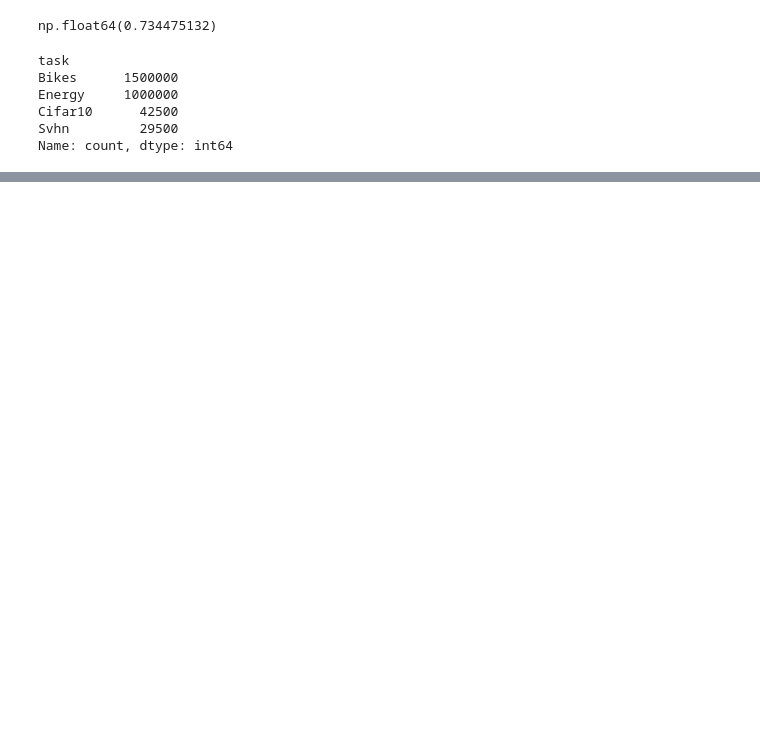
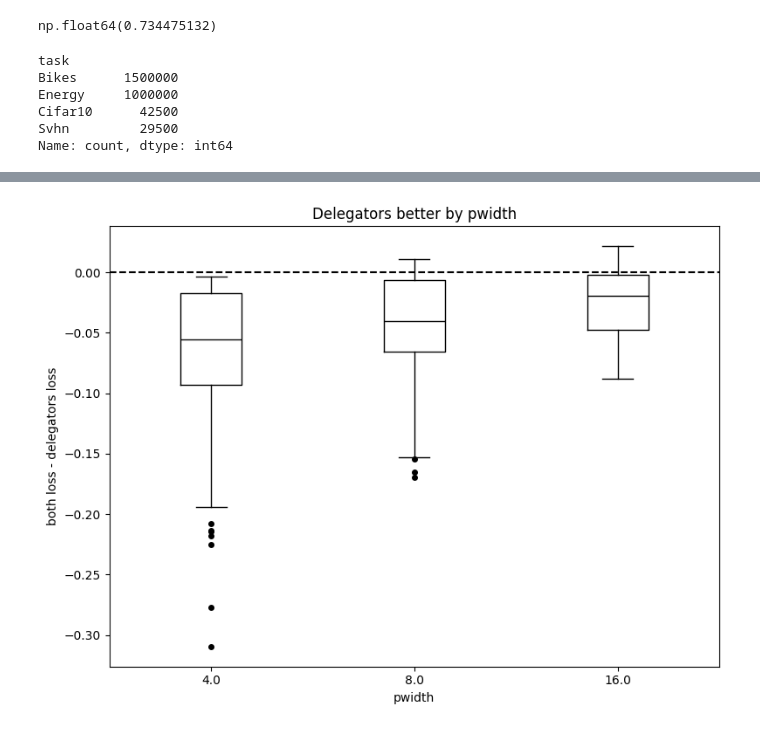
Before and after one commit to viktorvesely/liquid, a Jupyter notebook: liquid_jax/experiment_aggregation.ipynb, the cells around one changed output, grey strips where cells are left out. Cells and saved outputs as stored; diff of their text form; code cells hidden in the pictures; blank space fills up the shorter version.

```diff
--- a/liquid_jax/experiment_aggregation.ipynb
+++ b/liquid_jax/experiment_aggregation.ipynb
@@ -746,0 +398,9 @@ delegators
+# %%
+paired = (
+        df
+        .pipe(select_early_stopping)
+        .pipe(lambda df: pair_up(df, single_task=False))
+        .pipe(lambda df: pivot_to_metrics(df, val_loss_col, train_loss_col, "pwidth"))
+    )
+
+paired
@@ -746,0 +423,36 @@ delegators
+# %%
+delegators_better = paired[(val_loss_col, "both")] - paired[(val_loss_col, "delegators")]
+pwidth = paired[("pwidth", "none")]
+
+grouped = delegators_better.groupby(pwidth, sort=True)
+
+labels = [str(k) for k, _ in grouped]
+data = [v.dropna().to_numpy() for _, v in grouped]
+
+fig, ax = plt.subplots(figsize=(8, 6))
+
+ax.boxplot(
+    data,
+    tick_labels=labels,
+    vert=True,
+    boxprops=dict(color="black"),
+    whiskerprops=dict(color="black"),
+    capprops=dict(color="black"),
+    medianprops=dict(color="black"),
+    flierprops=dict(
+        marker="o",
+        markeredgecolor="black",
+        markerfacecolor="black",
+        markersize=4,
+    ),
+)
+
+ax.axhline(0, color="black", linestyle="dashed")
+ax.set_xlabel("pwidth")
+ax.set_ylabel("both loss - delegators loss")
+ax.set_title("Delegators better by pwidth")
+
+plt.tight_layout()
+plt.show()
+# %% [output]
+[figure, added]
```
Also changed, not shown: parts of 30 cells of this notebook, 2 other files.
